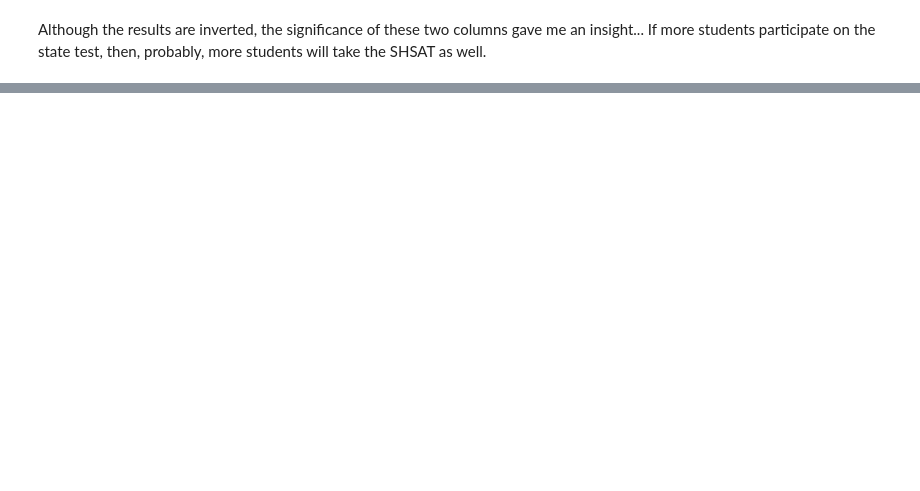
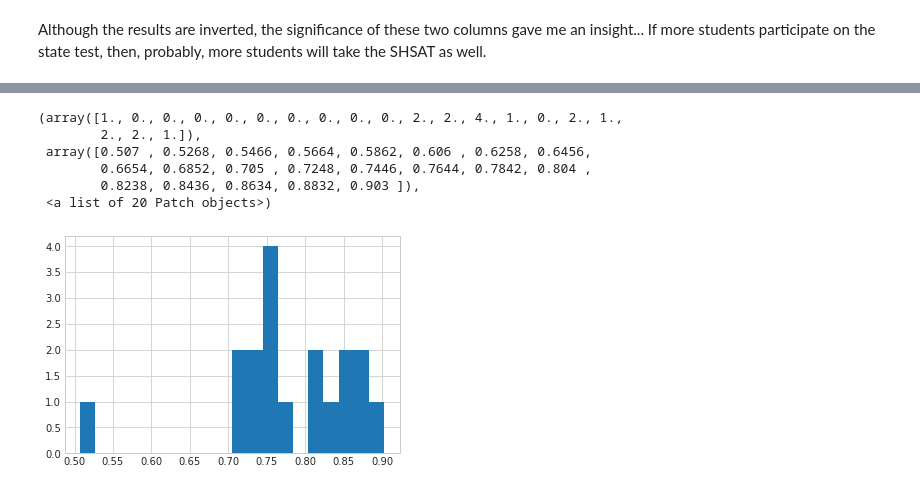
Before and after one commit to araraonline/kag-passnyc, a Jupyter notebook: notebooks/02-applying-for-the-test.ipynb, the cells around one changed output, grey strips where cells are left out. Drawn from its saved outputs; the diff is of its cells as text; code cells hidden in the pictures; blank space fills up the shorter version.

```diff
--- a/notebooks/02-applying-for-the-test.ipynb
+++ b/notebooks/02-applying-for-the-test.ipynb
@@ -430,0 +585,16 @@ plt.plot(predictions, labels, '.')
+# %%
+schools = pd.read_pickle('../data/pre/schools2016.pkl')
+
+d1 = schools.set_index('Location Code')
+d1 = d1.drop(['School Name', 'SED Code', 'Address (Full)', 'Zip', 'Grades', 'City'], axis=1)
+d1['Community School?'] = d1['Community School?'].astype(int)
+
+d2 = df8.groupby('DBN').mean()[['Enrollment on 10/31', 'Number of students who registered for the SHSAT']]
+d2.columns = ['Mean enrollment', 'Mean applications']
+d2['Percentage'] = d2['Mean applications'] / d2['Mean enrollment']
+
+print("Schools before joining:", d2.index.unique().size)
+print("School after joining:", d1.join(d2, how='inner').index.unique().size)
+
+df = d1.join(d2, how='inner')
+df.head()
@@ -430,0 +611,12 @@ plt.plot(predictions, labels, '.')
+# %%
+from IPython.display import display
+
+col = df['Percentage']
+
+mean = col.mean()
+sd = col.std()
+
+print("Entries to remove:")
+display(df[np.abs(col - mean) > 1.5 * sd])
+
+df = df[np.abs(col - mean) <= 1.5 * sd]
@@ -430,0 +629,10 @@ plt.plot(predictions, labels, '.')
+# %%
+plt.hist(df['Economic Need Index'], bins=20)
+# %% [output]
+(array([1., 0., 0., 0., 0., 0., 0., 0., 0., 0., 2., 2., 4., 1., 0., 2., 1.,
+        2., 2., 1.]),
+ array([0.507 , 0.5268, 0.5466, 0.5664, 0.5862, 0.606 , 0.6258, 0.6456,
+        0.6654, 0.6852, 0.705 , 0.7248, 0.7446, 0.7644, 0.7842, 0.804 ,
+        0.8238, 0.8436, 0.8634, 0.8832, 0.903 ]),
+ <a list of 20 Patch objects>)
+[figure, added]
```
Also changed, not shown: parts of 15 cells of this notebook.
